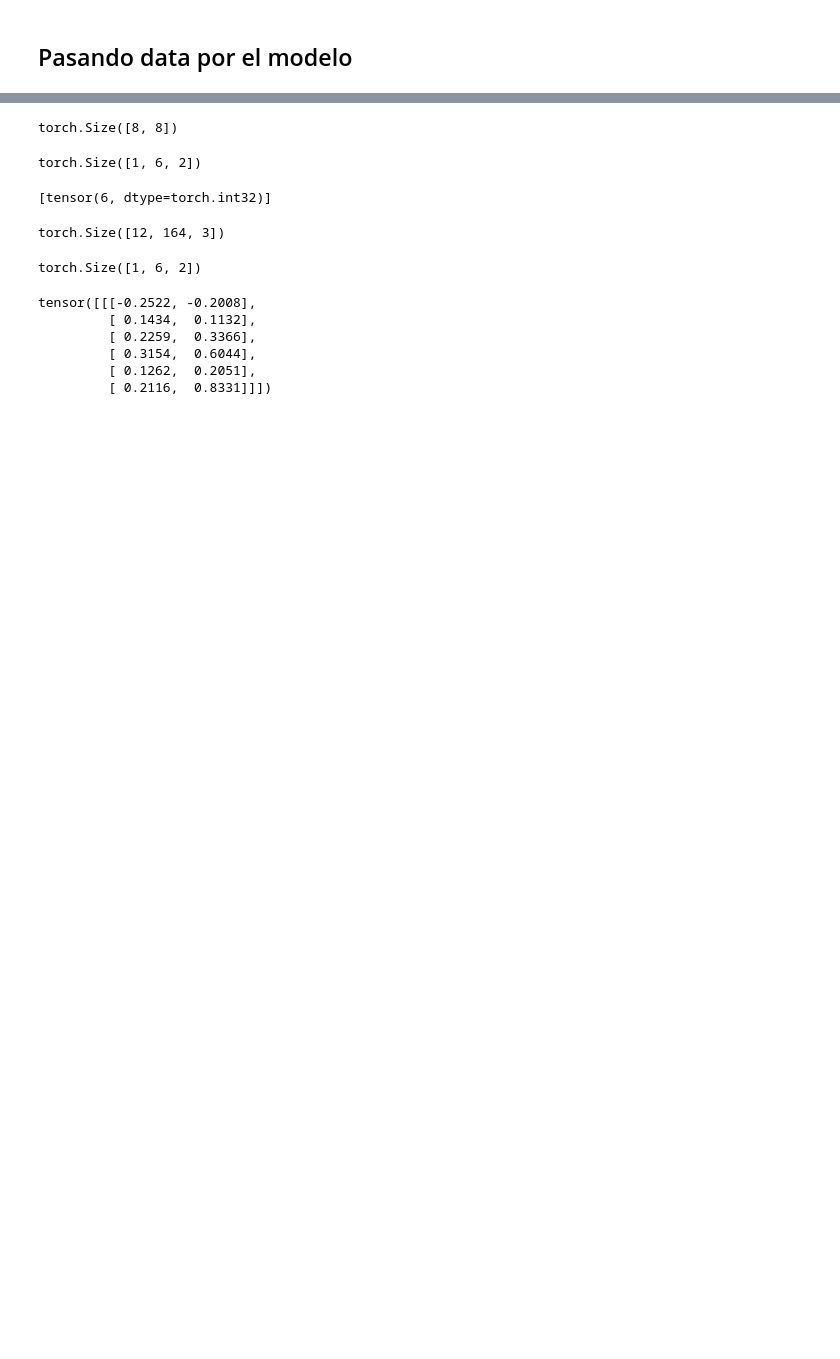
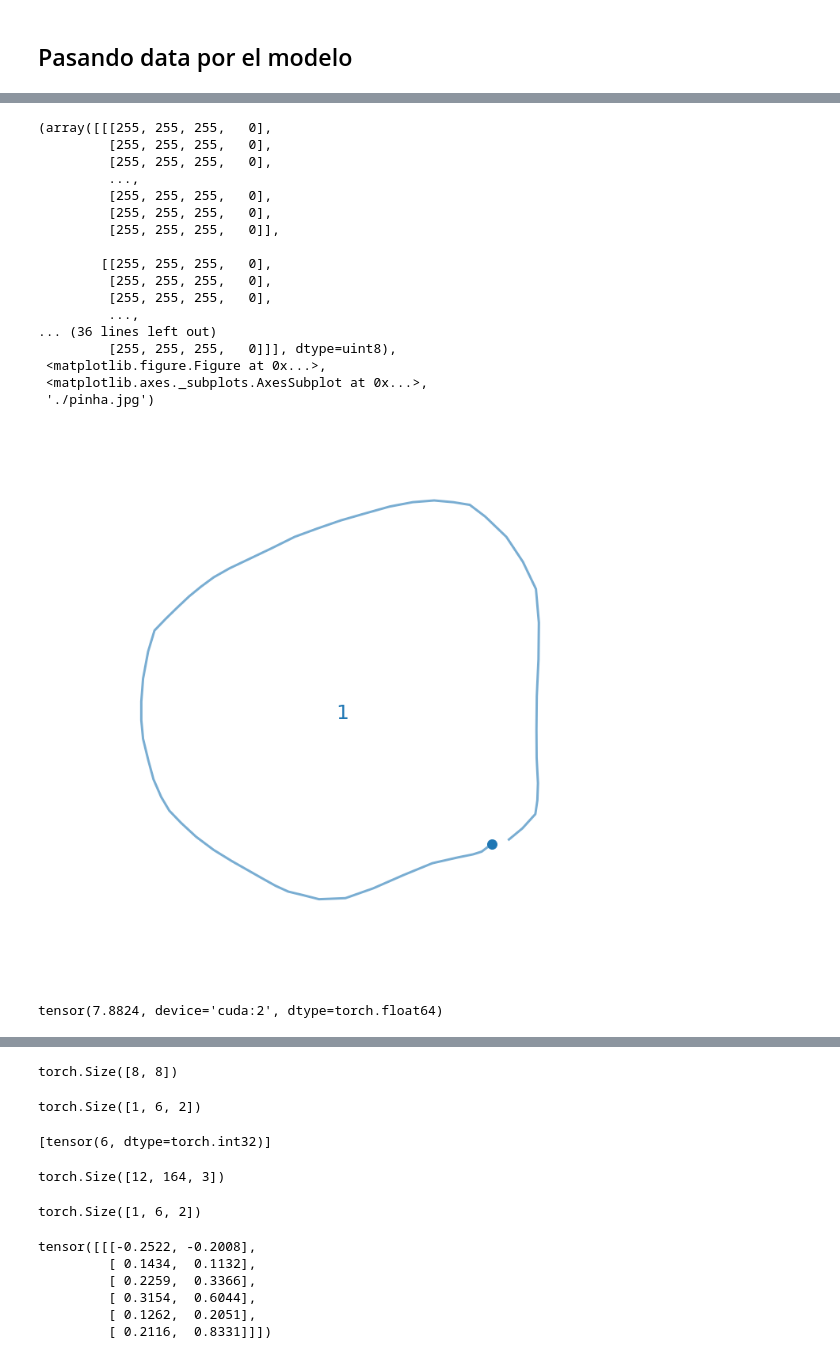
Before and after one commit to IAmigos/CoSE-pytorch, a Jupyter notebook: prueba_eval_and_drawing.ipynb, the cells around one changed output, grey strips where cells are left out. Saved outputs shown, nothing was run; the diff lists cells and outputs as text; code cells hidden in the pictures; blank space fills up the shorter version.

```diff
--- a/prueba_eval_and_drawing.ipynb
+++ b/prueba_eval_and_drawing.ipynb
@@ -93,0 +145,22 @@ encoder_out = cose.encoder(encoder_inputs.permute(1,0,2), strok_len_inputs, look
+# %%
+transform_strokes_to_image(drawing=recon_stroke_.cpu().detach(), seq_len_drawing=[strok_len_inputs[i].cpu().detach()], start_coord_drawing=recon_pos.cpu().detach(), mean_channel=mean_channel,
+                                                     std_channel=std_channel, num_strokes=None, output_path="./", output_file="pinha", square_figure=True, save=True, alpha=0.6, highlight_start=True)
+# %% [output]
+(array([[[255, 255, 255,   0],
+         [255, 255, 255,   0],
+         [255, 255, 255,   0],
+         ...,
+         [255, 255, 255,   0],
+         [255, 255, 255,   0],
+         [255, 255, 255,   0]],
+
+        [[255, 255, 255,   0],
+         [255, 255, 255,   0],
+         [255, 255, 255,   0],
+         ...,
+... (36 lines left out)
+         [255, 255, 255,   0]]], dtype=uint8),
+ <matplotlib.figure.Figure at 0x...>,
+ <matplotlib.axes._subplots.AxesSubplot at 0x...>,
+ './pinha.jpg')
+[figure, added]
@@ -93,0 +202,4 @@ encoder_out = cose.encoder(encoder_inputs.permute(1,0,2), strok_len_inputs, look
+# %%
+chamf_dist
+# %% [output]
+tensor(7.8824, device='cuda:2', dtype=torch.float64)
```
Also changed, not shown: parts of 38 cells of this notebook, 8 other files.
